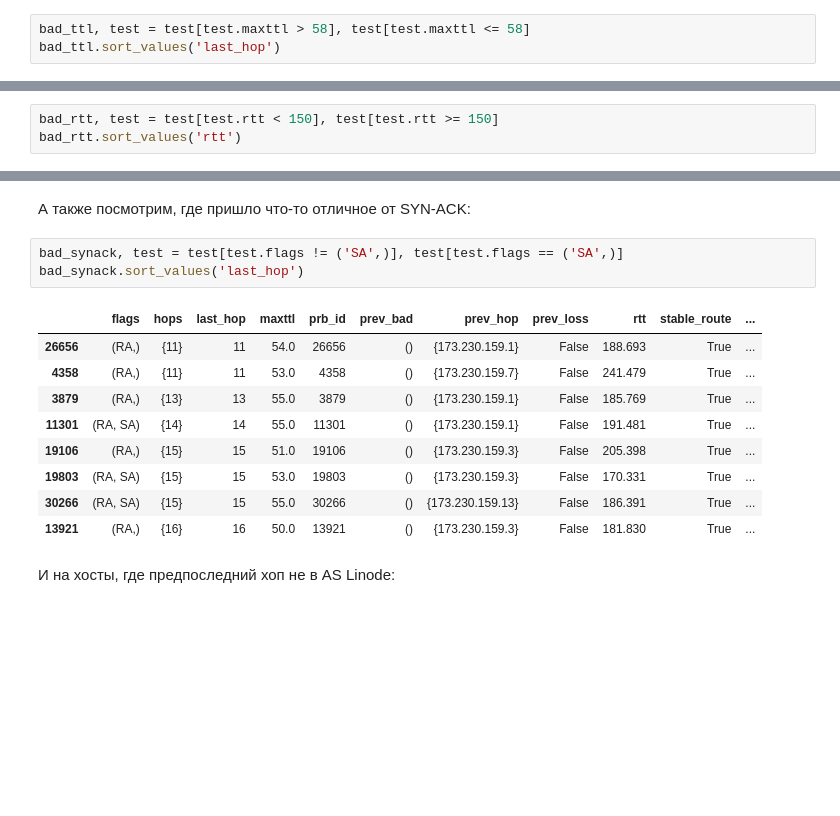
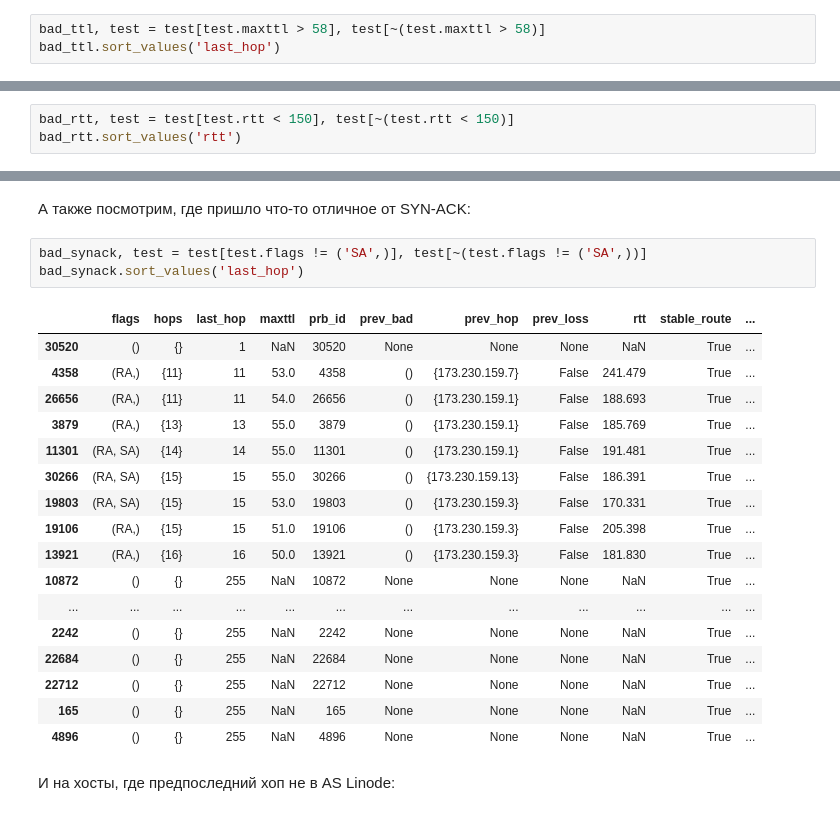
Before and after one commit to darkk/where-is-resolver, a Jupyter notebook: atlas/RTT to far far continent.ipynb, the cells around one changed output, grey strips where cells are left out. Cells and saved outputs as stored; diff of their text form; blank space fills up the shorter version.

```diff
--- a/atlas/RTT to far far continent.ipynb
+++ b/atlas/RTT to far far continent.ipynb
@@ -70,7 +71,7 @@ pyplot.hist(test.maxttl.dropna(), bins=range(256));
 # %% [output]
 [figure]
 # %%
-bad_ttl, test = test[test.maxttl > 58], test[test.maxttl <= 58]
+bad_ttl, test = test[test.maxttl > 58], test[~(test.maxttl > 58)]
 bad_ttl.sort_values('last_hop')
 # %% [output]
 |  | flags | hops | last_hop | maxttl | prb_id | prev_bad | prev_hop | prev_loss | rtt | stable_route | ... |
@@ -97,7 +98,7 @@ pyplot.hist(test.rtt.dropna(), bins=np.arange(0, 400, 25)) ;
 # %% [output]
 [figure]
 # %%
-bad_rtt, test = test[test.rtt < 150], test[test.rtt >= 150]
+bad_rtt, test = test[test.rtt < 150], test[~(test.rtt < 150)]
 bad_rtt.sort_values('rtt')
 # %% [output]
 |  | flags | hops | last_hop | maxttl | prb_id | prev_bad | prev_hop | prev_loss | rtt | stable_route | ... |
@@ -107,18 +108,26 @@ bad_rtt.sort_values('rtt')
 # %% [markdown]
 А также посмотрим, где пришло что-то отличное от SYN-ACK:
 # %%
-bad_synack, test = test[test.flags != ('SA',)], test[test.flags == ('SA',)]
+bad_synack, test = test[test.flags != ('SA',)], test[~(test.flags != ('SA',))]
 bad_synack.sort_values('last_hop')
 # %% [output]
 |  | flags | hops | last_hop | maxttl | prb_id | prev_bad | prev_hop | prev_loss | rtt | stable_route | ... |
+| 30520 | () | {} | 1 | NaN | 30520 | None | None | None | NaN | True | ... |
+| 4358 | (RA,) | {11} | 11 | 53.0 | 4358 | () | {173.230.159.7} | False | 241.479 | True | ... |
 | 26656 | (RA,) | {11} | 11 | 54.0 | 26656 | () | {173.230.159.1} | False | 188.693 | True | ... |
-| 4358 | (RA,) | {11} | 11 | 53.0 | 4358 | () | {173.230.159.7} | False | 241.479 | True | ... |
 | 3879 | (RA,) | {13} | 13 | 55.0 | 3879 | () | {173.230.159.1} | False | 185.769 | True | ... |
 | 11301 | (RA, SA) | {14} | 14 | 55.0 | 11301 | () | {173.230.159.1} | False | 191.481 | True | ... |
+| 30266 | (RA, SA) | {15} | 15 | 55.0 | 30266 | () | {173.230.159.13} | False | 186.391 | True | ... |
+| 19803 | (RA, SA) | {15} | 15 | 53.0 | 19803 | () | {173.230.159.3} | False | 170.331 | True | ... |
 | 19106 | (RA,) | {15} | 15 | 51.0 | 19106 | () | {173.230.159.3} | False | 205.398 | True | ... |
-| 19803 | (RA, SA) | {15} | 15 | 53.0 | 19803 | () | {173.230.159.3} | False | 170.331 | True | ... |
-| 30266 | (RA, SA) | {15} | 15 | 55.0 | 30266 | () | {173.230.159.13} | False | 186.391 | True | ... |
 | 13921 | (RA,) | {16} | 16 | 50.0 | 13921 | () | {173.230.159.3} | False | 181.830 | True | ... |
+| 10872 | () | {} | 255 | NaN | 10872 | None | None | None | NaN | True | ... |
+| ... | ... | ... | ... | ... | ... | ... | ... | ... | ... | ... | ... |
+| 2242 | () | {} | 255 | NaN | 2242 | None | None | None | NaN | True | ... |
+| 22684 | () | {} | 255 | NaN | 22684 | None | None | None | NaN | True | ... |
+| 22712 | () | {} | 255 | NaN | 22712 | None | None | None | NaN | True | ... |
+| 165 | () | {} | 255 | NaN | 165 | None | None | None | NaN | True | ... |
+| 4896 | () | {} | 255 | NaN | 4896 | None | None | None | NaN | True | ... |
 # %% [markdown]
 И на хосты, где предпоследний хоп не в AS Linode:
 # %%
```
Also changed, not shown: parts of 6 cells of this notebook.
